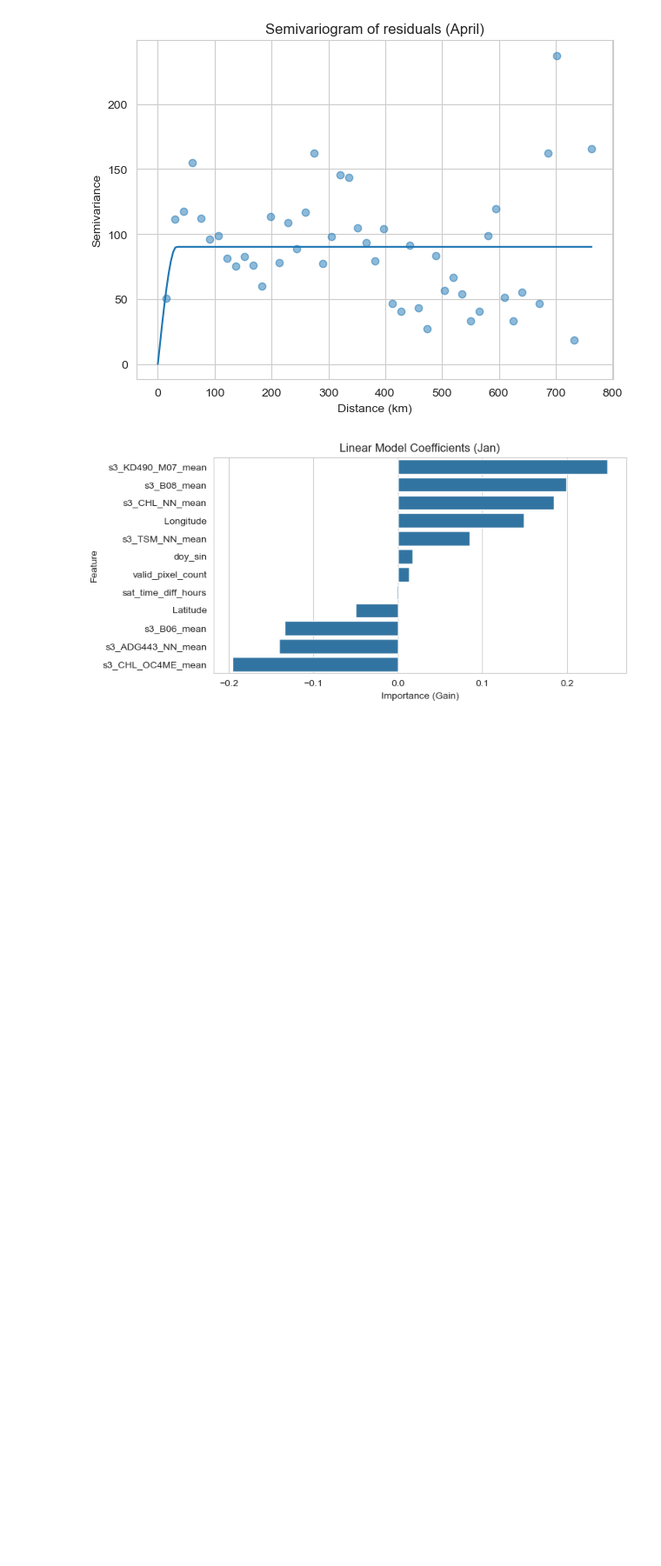
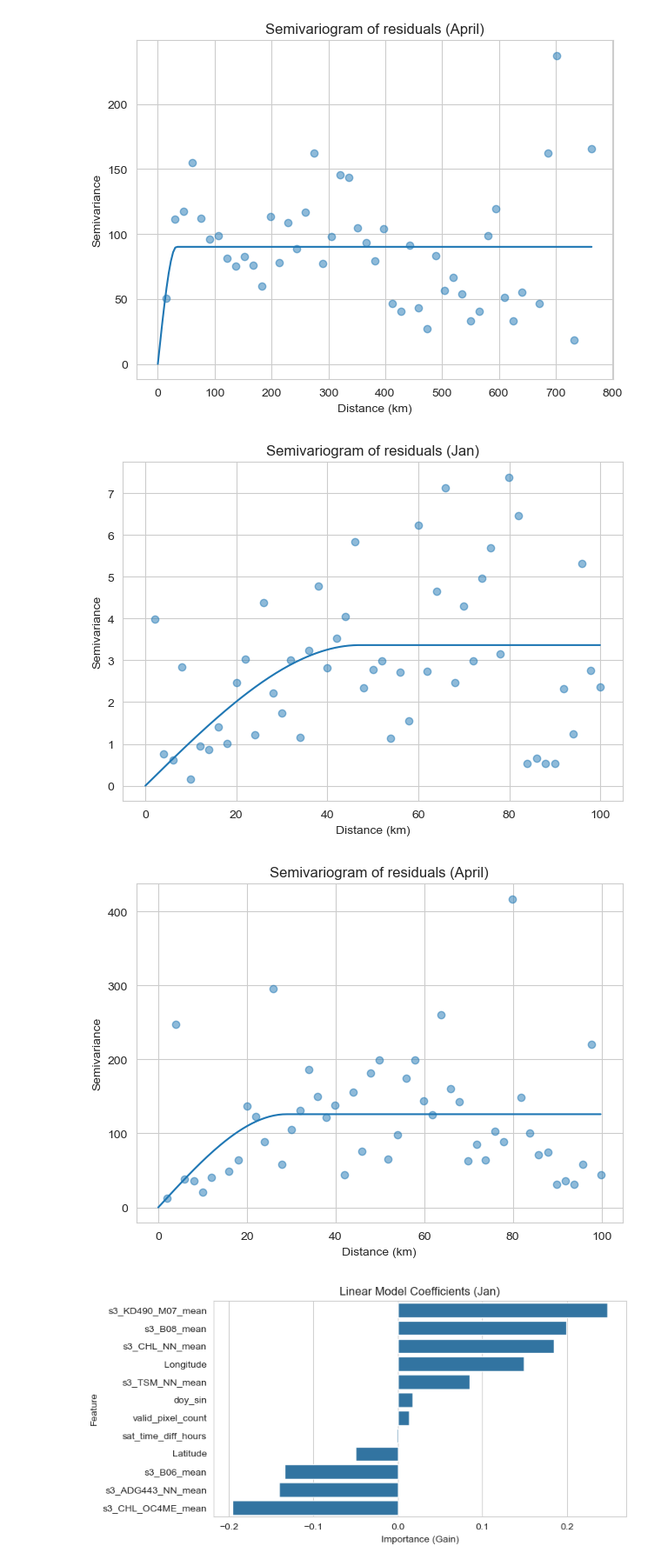
Before and after one commit to Luc1405/SSML, a Jupyter notebook: ResultsExploration.ipynb, the cells around one changed output. Shown at 87% size. Cells and saved outputs as stored; diff of their text form; code cells hidden in the pictures; blank space fills up the shorter version.

```diff
--- a/ResultsExploration.ipynb
+++ b/ResultsExploration.ipynb
@@ -18,7 +18,7 @@ import matplotlib.pyplot as plt
 from skgstat import Variogram
 import pyproj
 
-def plot_semivariogram(df, value_col="res", lon_col="Longitude", lat_col="Latitude", n_lags=50, title=None, output_file=None):
+def plot_semivariogram(df, value_col="res", lon_col="Longitude", lat_col="Latitude", maxlag=None, n_lags=50, title=None, output_file=None):
     fig, ax = plt.subplots()
 
     # Project coordinates to EPSG:28992
@@ -29,7 +29,7 @@ def plot_semivariogram(df, value_col="res", lon_col="Longitude", lat_col="Latitu
     values = df[value_col].values
 
     # Compute variogram
-    V = Variogram(coords, values, n_lags=n_lags)
+    V = Variogram(coords, values, n_lags=n_lags, maxlag=maxlag)
 
     # Plot experimental points
     ax.scatter(V.bins/1000, V.experimental, alpha=0.5)
@@ -136,6 +136,12 @@ plot_semivariogram(df_results_lm_april, title="Semivariogram of residuals (April
 # %% [output]
 [figure]
 [figure]
+# %%
+plot_semivariogram(df_results_lm_jan, maxlag=100_000, title="Semivariogram of residuals (Jan)", output_file="output/semivariogram_residuals_lm_jan_small.pdf")
+plot_semivariogram(df_results_lm_april, maxlag=100_000, title="Semivariogram of residuals (April)", output_file="output/semivariogram_residuals_lm_april_small.pdf")
+# %% [output]
+[figure, added]
+[figure, added]
 # %%
 plot_feature_importance(lm_feature_importances_jan,importance_col= "coefficient_standardized", title="Linear Model Coefficients (Jan)", output_file="output/lm_feature_importances_jan.pdf", top_n=20)
 plot_feature_importance(lm_feature_importances_april,importance_col= "coefficient_standardized", title="Linear Model Coefficients (April)", output_file="output/lm_feature_importances_april.pdf", top_n=20)
```
Also changed, not shown: parts of 2 cells of this notebook, 1 other file.
